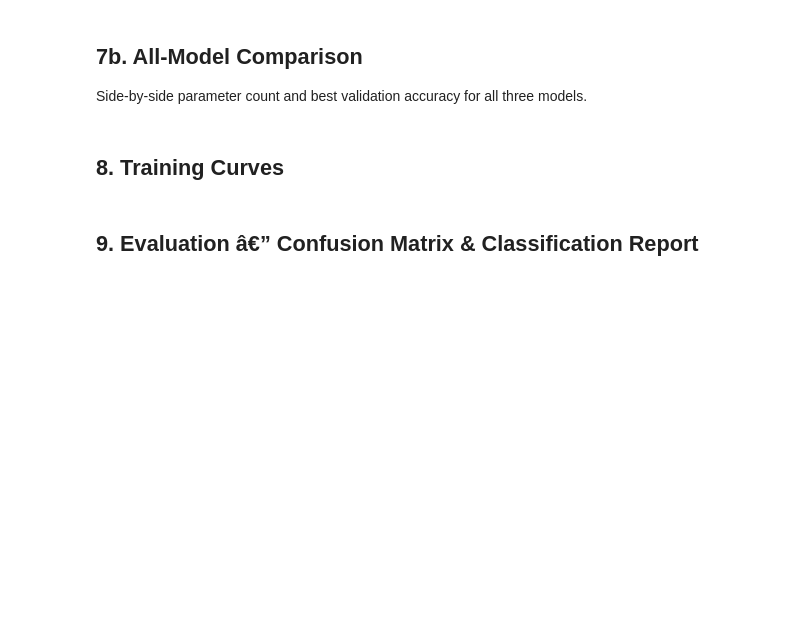
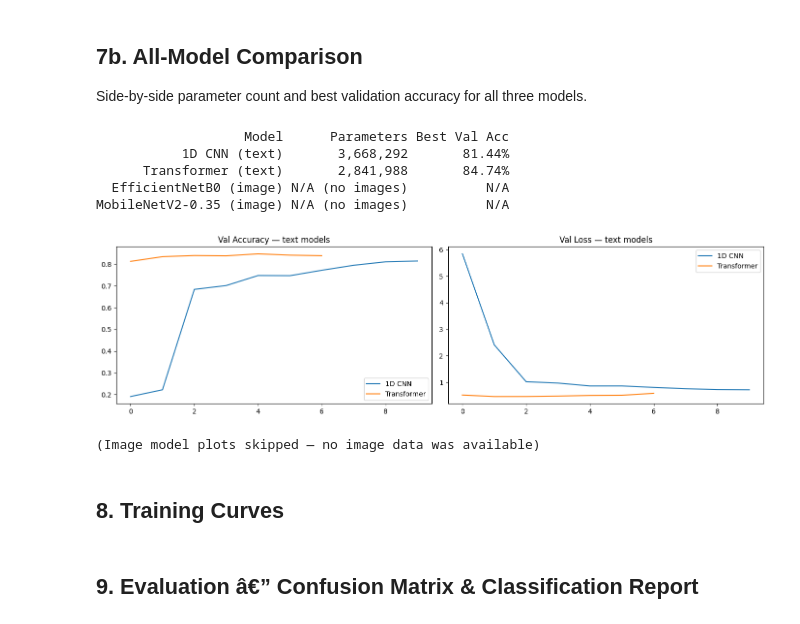
Before and after one commit to LuisMend12/math3180, a Jupyter notebook: final-project/mathnet_cnn.ipynb, the cells around one changed output. Cells and saved outputs as stored; diff of their text form; code cells hidden in the pictures; blank space fills up the shorter version.

```diff
--- a/final-project/mathnet_cnn.ipynb
+++ b/final-project/mathnet_cnn.ipynb
@@ -384,14 +327,0 @@ No image data available — skipping EfficientNetB0 setup.
-# %%
-if large_model is None:
-    print("No image data available — skipping EfficientNetB0 training.")
-    large_history = None
-else:
-    large_history = large_model.fit(
-        eff_train_ds,
-        validation_data=eff_val_ds,
-        epochs=20,
-        callbacks=[
-            tf.keras.callbacks.EarlyStopping(patience=4, restore_best_weights=True, verbose=1),
-            tf.keras.callbacks.ReduceLROnPlateau(factor=0.5, patience=2, verbose=1),
-        ]
-    )
@@ -452,14 +327,0 @@ No image data available — skipping MobileNetV2 setup.
-# %%
-if small_model is None:
-    print("No image data available — skipping MobileNetV2 training.")
-    small_history = None
-else:
-    small_history = small_model.fit(
-        mob_train_ds,
-        validation_data=mob_val_ds,
-        epochs=20,
-        callbacks=[
-            tf.keras.callbacks.EarlyStopping(patience=4, restore_best_weights=True, verbose=1),
-            tf.keras.callbacks.ReduceLROnPlateau(factor=0.5, patience=2, verbose=1),
-        ]
-    )
@@ -643,7 +541,7 @@ from tensorflow.keras.callbacks import EarlyStopping, ReduceLROnPlateau
 transformer_history = transformer_model.fit(
     X_train, y_train,
     validation_data=(X_val, y_val),
-    epochs=60,
+    epochs=10,
     batch_size=64,
     class_weight=class_weight,
     callbacks=[
@@ -665,36 +566,42 @@ def _best_val_acc(hist):
 rows = [
     {"Model": "1D CNN (text)",            "Parameters": model.count_params(),                                             "Best Val Acc": _best_val_acc(history)},
     {"Model": "Transformer (text)",        "Parameters": transformer_model.count_params(),                                  "Best Val Acc": _best_val_acc(transformer_history)},
-    {"Model": "EfficientNetB0 (image)",   "Parameters": large_model.count_params() if large_model else "N/A (no images)", "Best Val Acc": _best_val_acc(large_history)},
-    {"Model": "MobileNetV2-0.35 (image)", "Parameters": small_model.count_params() if small_model else "N/A (no images)", "Best Val Acc": _best_val_acc(small_history)},
 ]
 df_cmp = pd.DataFrame(rows)
 df_cmp["Parameters"]   = df_cmp["Parameters"].apply(lambda x: f"{x:,}" if isinstance(x, int) else x)
 df_cmp["Best Val Acc"] = df_cmp["Best Val Acc"].apply(lambda x: f"{x:.2%}" if x == x else "N/A")
 print(df_cmp.to_string(index=False))
 
 # Training curves — CNN vs Transformer
 fig, axes = plt.subplots(1, 2, figsize=(14, 4))
 for hist, label in [(history, "1D CNN"), (transformer_history, "Transformer")]:
     axes[0].plot(hist.history["val_accuracy"], label=label)
     axes[1].plot(hist.history["val_loss"],     label=label)
 axes[0].set_title("Val Accuracy — text models"); axes[0].legend()
 axes[1].set_title("Val Loss — text models");     axes[1].legend()
 plt.tight_layout()
 plt.show()
 
 if large_history is not None or small_history is not None:
     fig2, axes2 = plt.subplots(1, 2, figsize=(14, 4))
     for hist, label in [(large_history, "EfficientNetB0"), (small_history, "MobileNetV2-0.35")]:
         if hist is not None:
             axes2[0].plot(hist.history["val_accuracy"], label=label)
             axes2[1].plot(hist.history["val_loss"],     label=label)
     axes2[0].set_title("Val Accuracy — image models"); axes2[0].legend()
     axes2[1].set_title("Val Loss — image models");     axes2[1].legend()
     plt.tight_layout()
     plt.show()
 else:
     print("(Image model plots skipped — no image data was available)")
+# %% [output]
+                   Model      Parameters Best Val Acc
+           1D CNN (text)       3,668,292       81.44%
+      Transformer (text)       2,841,988       84.74%
+  EfficientNetB0 (image) N/A (no images)          N/A
+MobileNetV2-0.35 (image) N/A (no images)          N/A
+[figure, added]
+(Image model plots skipped — no image data was available)
 # %% [markdown]
 ## 8. Training Curves
 # %%
```
Also changed, not shown: parts of 11 cells of this notebook.
